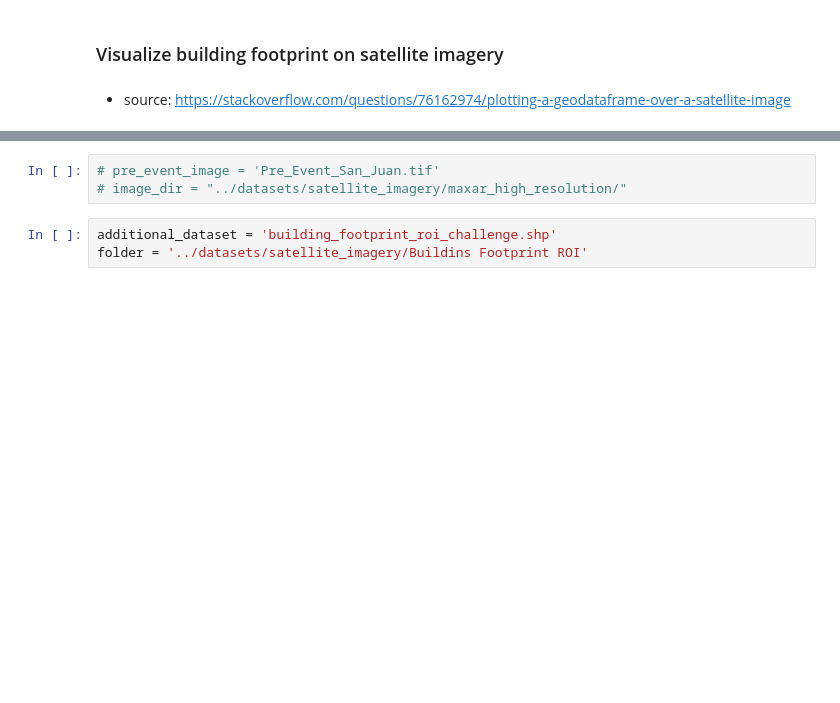
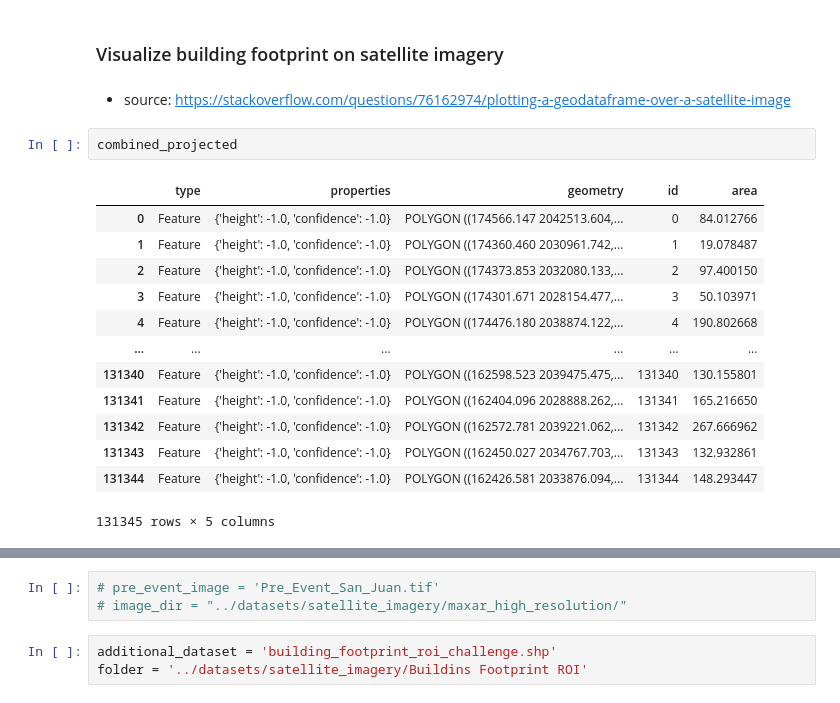
Before and after one commit to katcko/EY-Challenge-Storm-Damage, a Jupyter notebook: explore_object_detection/example_building_footprints.ipynb, the cells around one changed output, grey strips where cells are left out. Drawn from its saved outputs; the diff is of its cells as text; blank space fills up the shorter version.

```diff
--- a/explore_object_detection/example_building_footprints.ipynb
+++ b/explore_object_detection/example_building_footprints.ipynb
@@ -183,6 +185,22 @@ Name: area, dtype: float64
 ### Visualize building footprint on satellite imagery
 # %% [markdown]
 * source: https://stackoverflow.com/questions/76162974/plotting-a-geodataframe-over-a-satellite-image
+# %%
+combined_projected
+# %% [output]
+|  | type | properties | geometry | id | area |
+| 0 | Feature | {'height': -1.0, 'confidence': -1.0} | POLYGON ((174566.147 2042513.604,... | 0 | 84.012766 |
+| 1 | Feature | {'height': -1.0, 'confidence': -1.0} | POLYGON ((174360.460 2030961.742,... | 1 | 19.078487 |
+| 2 | Feature | {'height': -1.0, 'confidence': -1.0} | POLYGON ((174373.853 2032080.133,... | 2 | 97.400150 |
+| 3 | Feature | {'height': -1.0, 'confidence': -1.0} | POLYGON ((174301.671 2028154.477,... | 3 | 50.103971 |
+| 4 | Feature | {'height': -1.0, 'confidence': -1.0} | POLYGON ((174476.180 2038874.122,... | 4 | 190.802668 |
+| ... | ... | ... | ... | ... | ... |
+| 131340 | Feature | {'height': -1.0, 'confidence': -1.0} | POLYGON ((162598.523 2039475.475,... | 131340 | 130.155801 |
+| 131341 | Feature | {'height': -1.0, 'confidence': -1.0} | POLYGON ((162404.096 2028888.262,... | 131341 | 165.216650 |
+| 131342 | Feature | {'height': -1.0, 'confidence': -1.0} | POLYGON ((162572.781 2039221.062,... | 131342 | 267.666962 |
+| 131343 | Feature | {'height': -1.0, 'confidence': -1.0} | POLYGON ((162450.027 2034767.703,... | 131343 | 132.932861 |
+| 131344 | Feature | {'height': -1.0, 'confidence': -1.0} | POLYGON ((162426.581 2033876.094,... | 131344 | 148.293447 |
+131345 rows × 5 columns
 # %%
 ax = combined_projected.plot(figsize=(10, 10), alpha=0.5, edgecolor="k")
 ax.get_xlim()
```
Also changed, not shown: parts of 6 cells of this notebook, 34 other files.
